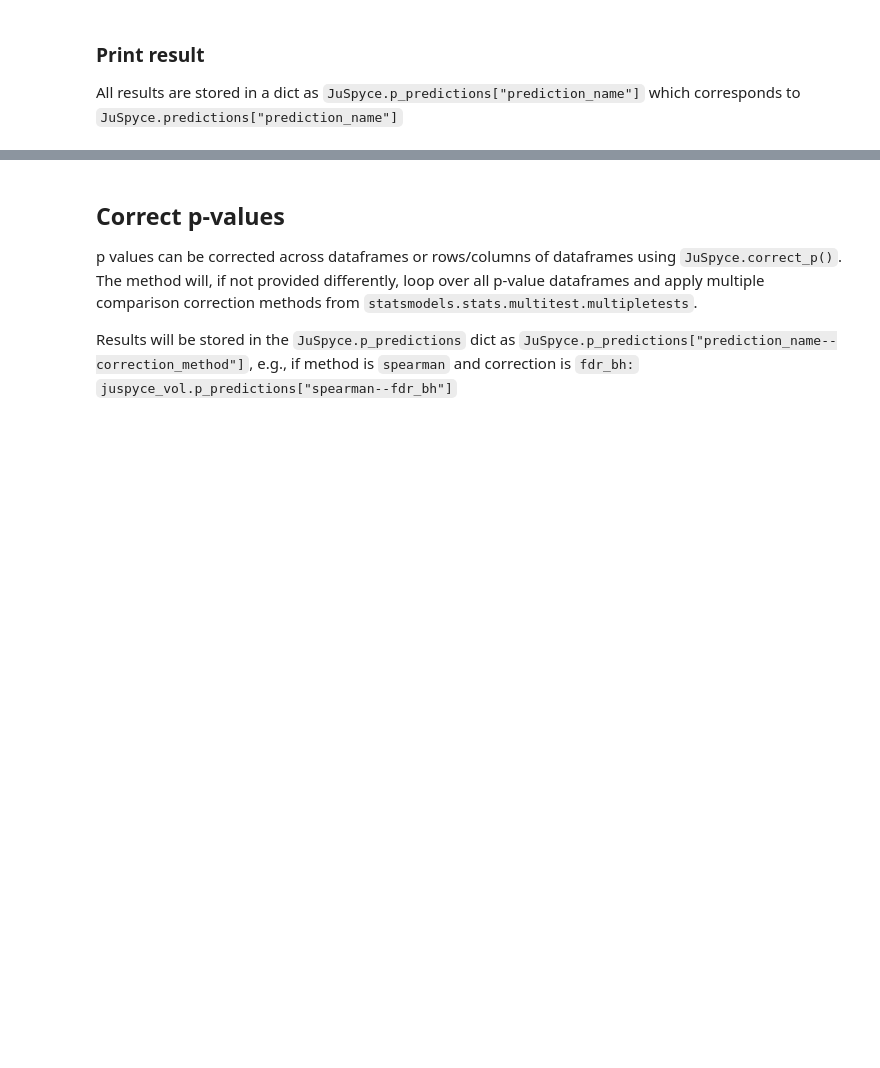
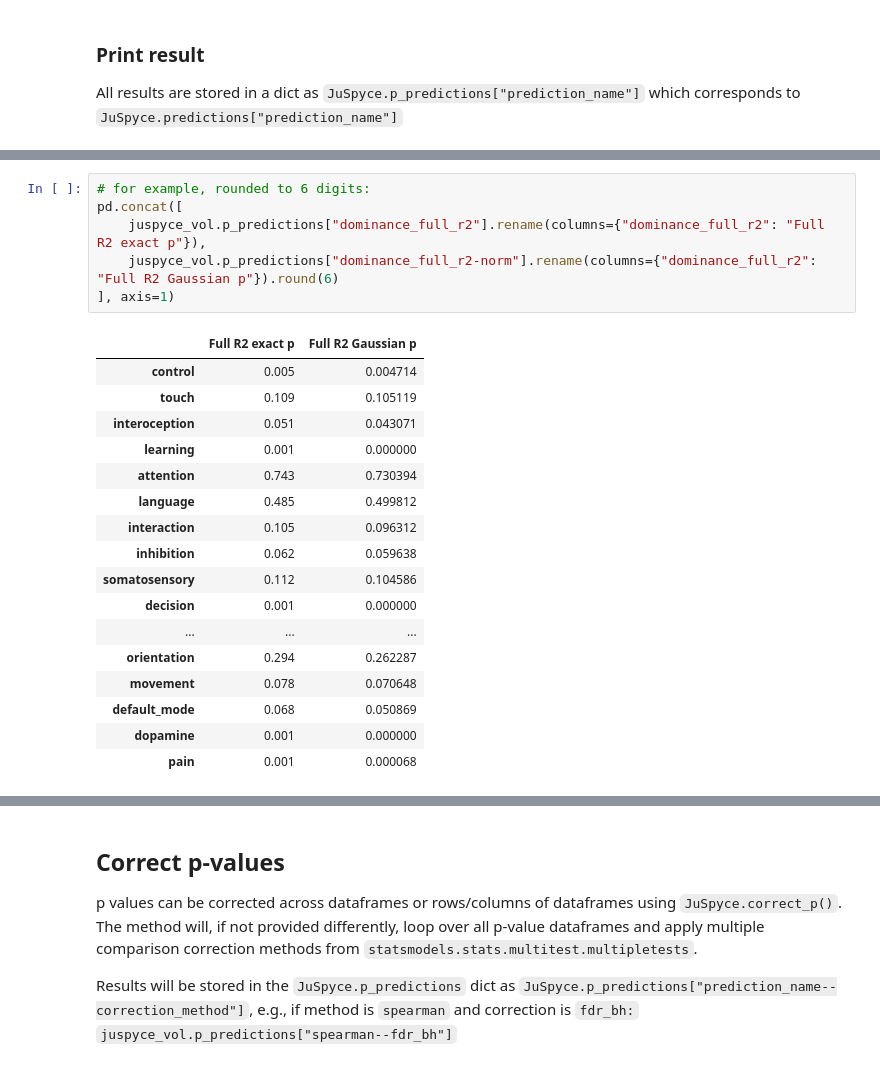
Before and after one commit to LeonDLotter/JuSpyce, a Jupyter notebook: testing/test_5_juspyce.permute_maps.ipynb, the cells around one changed output, grey strips where cells are left out. Cells and saved outputs as stored; diff of their text form; blank space fills up the shorter version.

```diff
--- a/testing/test_5_juspyce.permute_maps.ipynb
+++ b/testing/test_5_juspyce.permute_maps.ipynb
@@ -150,0 +161,24 @@ dominance_individual
+# %%
+# for example, rounded to 6 digits:
+pd.concat([
+    juspyce_vol.p_predictions["dominance_full_r2"].rename(columns={"dominance_full_r2": "Full R2 exact p"}),
+    juspyce_vol.p_predictions["dominance_full_r2-norm"].rename(columns={"dominance_full_r2": "Full R2 Gaussian p"}).round(6)
+], axis=1)
+# %% [output]
+|  | Full R2 exact p | Full R2 Gaussian p |
+| control | 0.005 | 0.004714 |
+| touch | 0.109 | 0.105119 |
+| interoception | 0.051 | 0.043071 |
+| learning | 0.001 | 0.000000 |
+| attention | 0.743 | 0.730394 |
+| language | 0.485 | 0.499812 |
+| interaction | 0.105 | 0.096312 |
+| inhibition | 0.062 | 0.059638 |
+| somatosensory | 0.112 | 0.104586 |
+| decision | 0.001 | 0.000000 |
+| ... | ... | ... |
+| orientation | 0.294 | 0.262287 |
+| movement | 0.078 | 0.070648 |
+| default_mode | 0.068 | 0.050869 |
+| dopamine | 0.001 | 0.000000 |
+| pain | 0.001 | 0.000068 |
```
Also changed, not shown: parts of 7 cells of this notebook, 3 other files.
